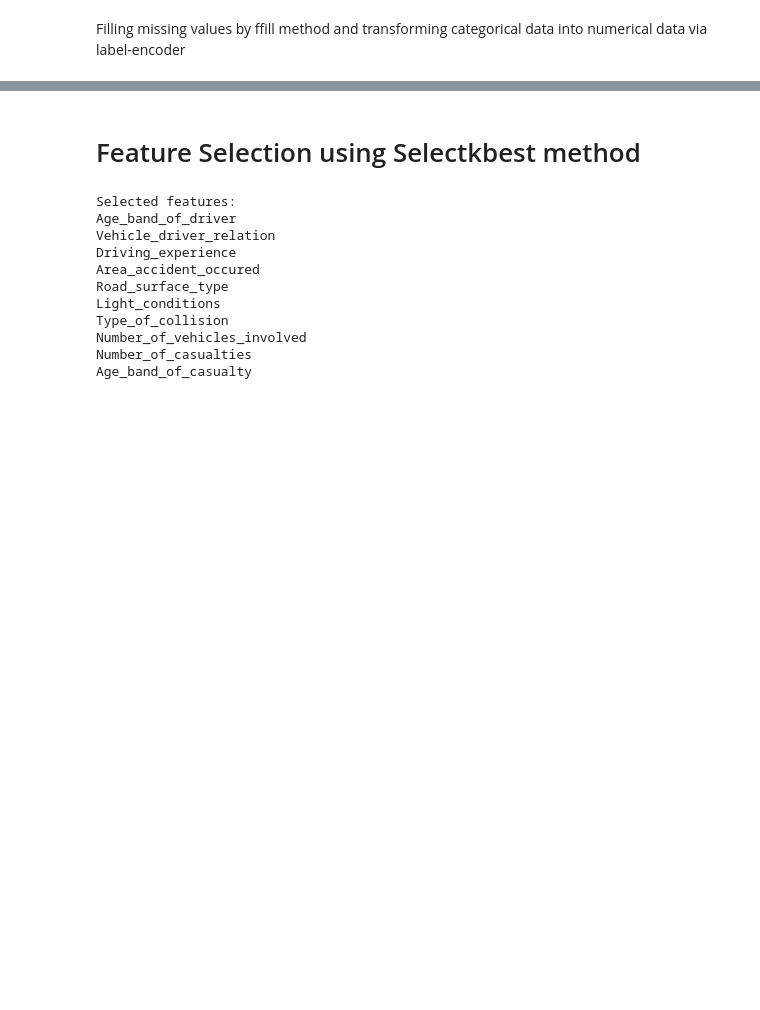
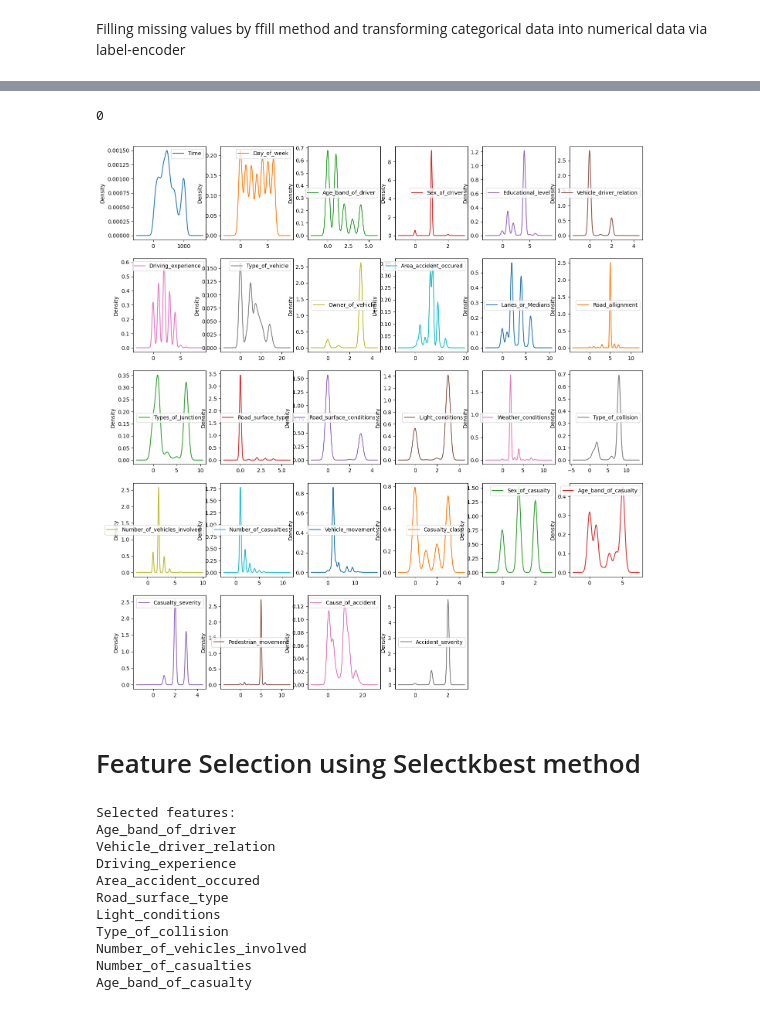
Before and after one commit to devmj092/RTA-notebook, a Jupyter notebook: ML_Project_3_RTA_by_MJ.ipynb, the cells around one changed output, grey strips where cells are left out. Drawn from its saved outputs; the diff is of its cells as text; code cells hidden in the pictures; blank space fills up the shorter version.

```diff
--- a/ML_Project_3_RTA_by_MJ.ipynb
+++ b/ML_Project_3_RTA_by_MJ.ipynb
@@ -242,3 +321,16 @@ for column in data.select_dtypes(include=['object']).columns:
+# %%
+data.duplicated().sum()
+# %% [output]
+0
+# %%
+data.plot(kind="density",
+                subplots=True,
+                layout = (6,6),
+                figsize=(17,22),
+                sharex=False,
+                sharey=False);
+# %% [output]
+[figure, added]
 # %% [markdown]
 # Feature Selection using Selectkbest method
 # %%
```
Also changed, not shown: parts of 30 cells of this notebook.
